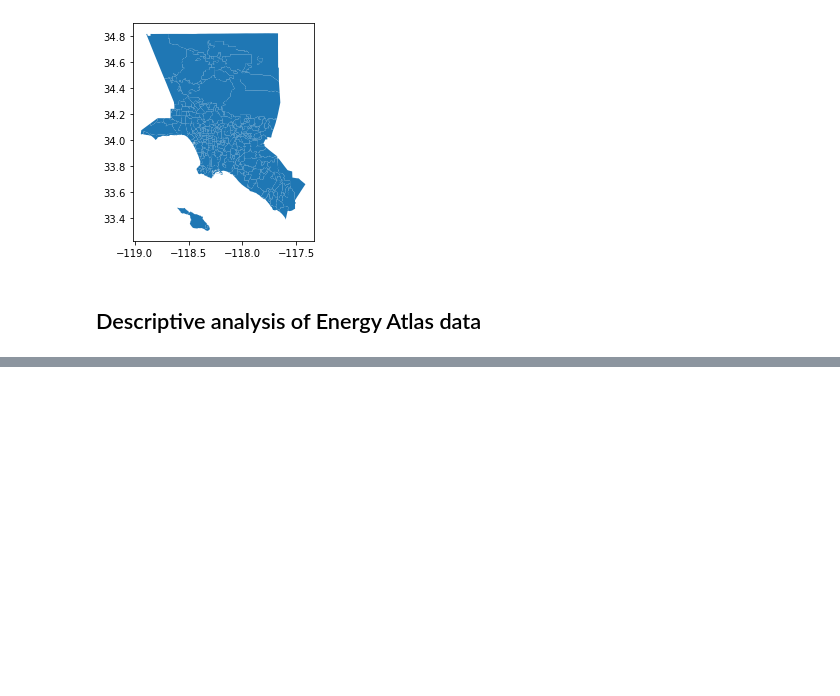
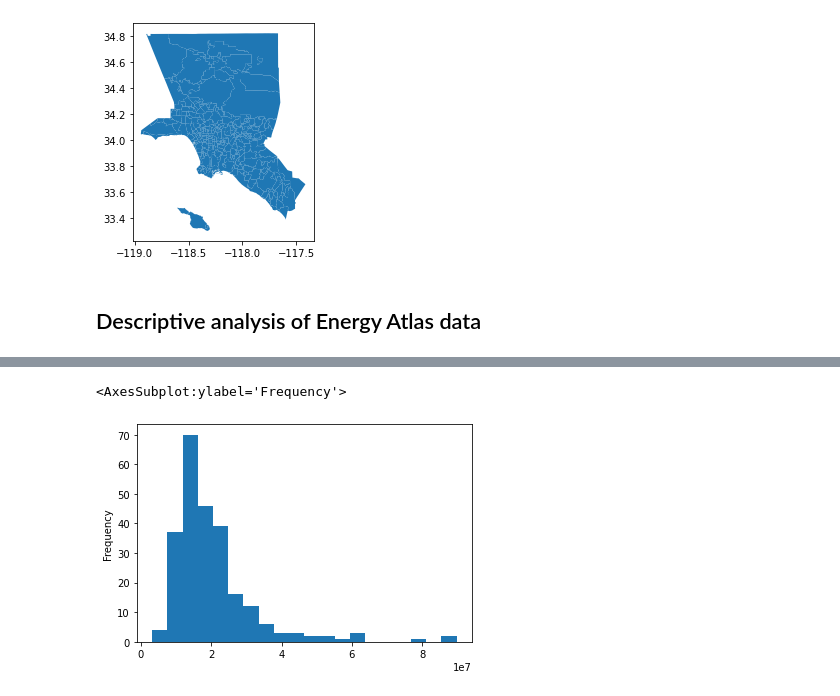
Before and after one commit to josephko91/anthropogenic-heat-la, a Jupyter notebook: anthropogenic-heat-buildings.ipynb, the cells around one changed output, grey strips where cells are left out. Saved outputs shown, nothing was run; the diff lists cells and outputs as text; code cells hidden in the pictures; blank space fills up the shorter version.

```diff
--- a/anthropogenic-heat-buildings.ipynb
+++ b/anthropogenic-heat-buildings.ipynb
@@ -119,0 +191,6 @@ usage_bld_btu_neighborhoods_res['pct_elec'].plot.hist(bins = 20)
+# %%
+# distribution of usage per capita
+usage_bld_btu_neighborhoods_res['usage_percap'].plot.hist(bins = 20)
+# %% [output]
+<AxesSubplot:ylabel='Frequency'>
+[figure, added]
```
Also changed, not shown: parts of 10 cells of this notebook.
